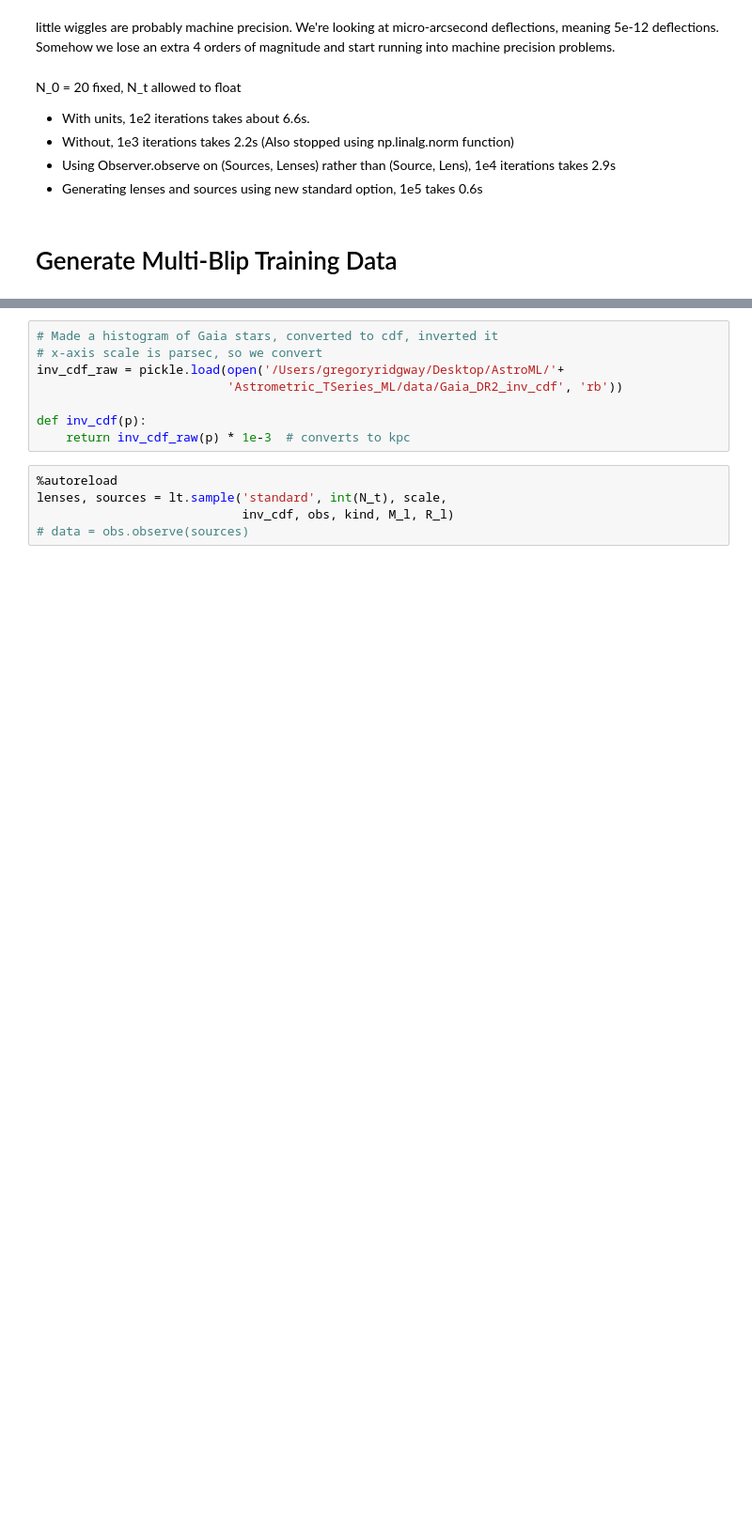
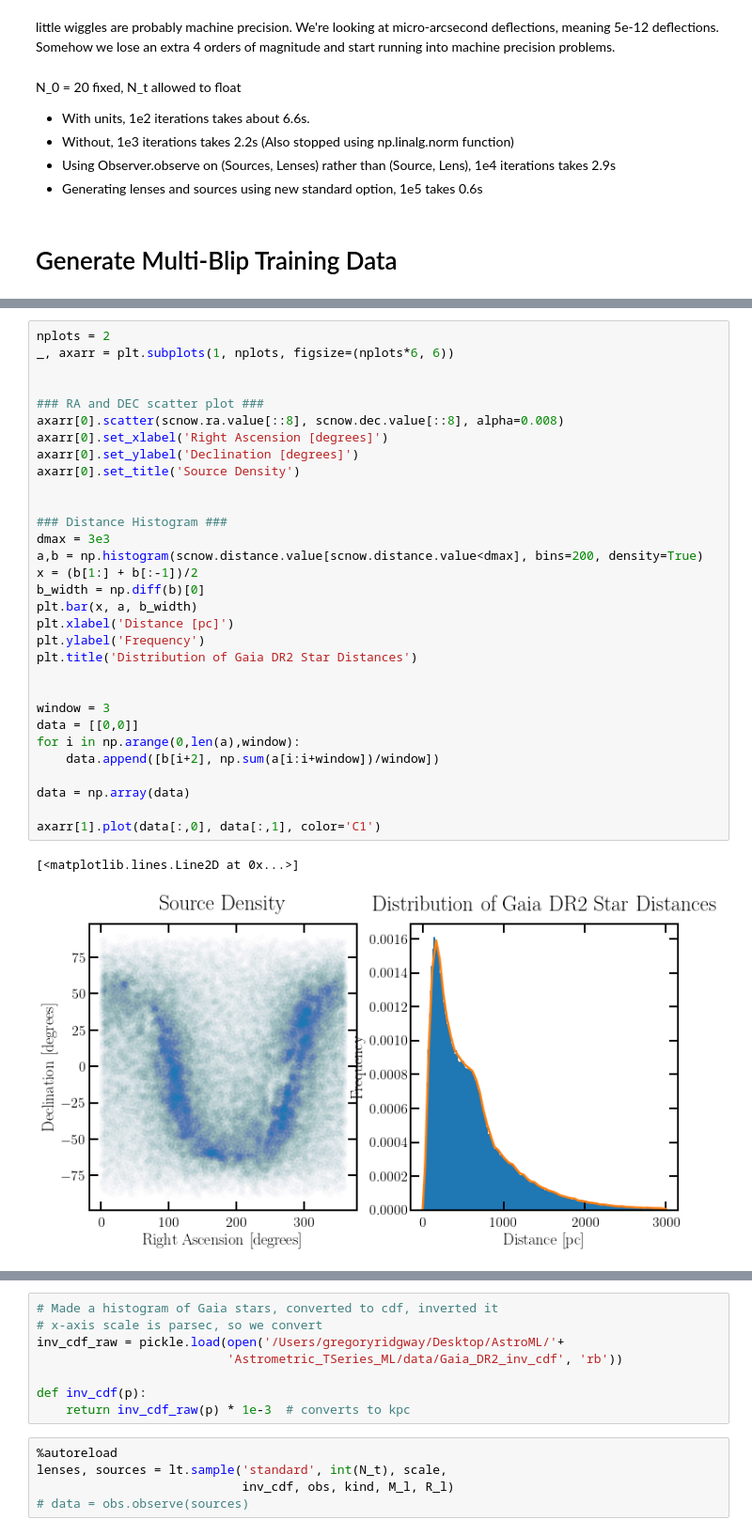
Before and after one commit to gridgway/Astrometric_TSeries_ML, a Jupyter notebook: ForwardModel.ipynb, the cells around one changed output, grey strips where cells are left out. Shown at 94% size. Saved outputs shown, nothing was run; the diff lists cells and outputs as text; blank space fills up the shorter version.

```diff
--- a/ForwardModel.ipynb
+++ b/ForwardModel.ipynb
@@ -367,0 +397,34 @@ N_0 = 20 fixed, N_t allowed to float
+# %%
+nplots = 2
+_, axarr = plt.subplots(1, nplots, figsize=(nplots*6, 6))
+
+
+### RA and DEC scatter plot ###
+axarr[0].scatter(scnow.ra.value[::8], scnow.dec.value[::8], alpha=0.008)
+axarr[0].set_xlabel('Right Ascension [degrees]')
+axarr[0].set_ylabel('Declination [degrees]')
+axarr[0].set_title('Source Density')
+
+
+### Distance Histogram ###
+dmax = 3e3
+a,b = np.histogram(scnow.distance.value[scnow.distance.value<dmax], bins=200, density=True)
+x = (b[1:] + b[:-1])/2
+b_width = np.diff(b)[0]
+plt.bar(x, a, b_width)
+plt.xlabel('Distance [pc]')
+plt.ylabel('Frequency')
+plt.title('Distribution of Gaia DR2 Star Distances')
+
+
+window = 3
+data = [[0,0]]
+for i in np.arange(0,len(a),window):
+    data.append([b[i+2], np.sum(a[i:i+window])/window])
+
+data = np.array(data)
+
+axarr[1].plot(data[:,0], data[:,1], color='C1')
+# %% [output]
+[<matplotlib.lines.Line2D at 0x...>]
+[figure, added]
```
Also changed, not shown: parts of 5 cells of this notebook.
